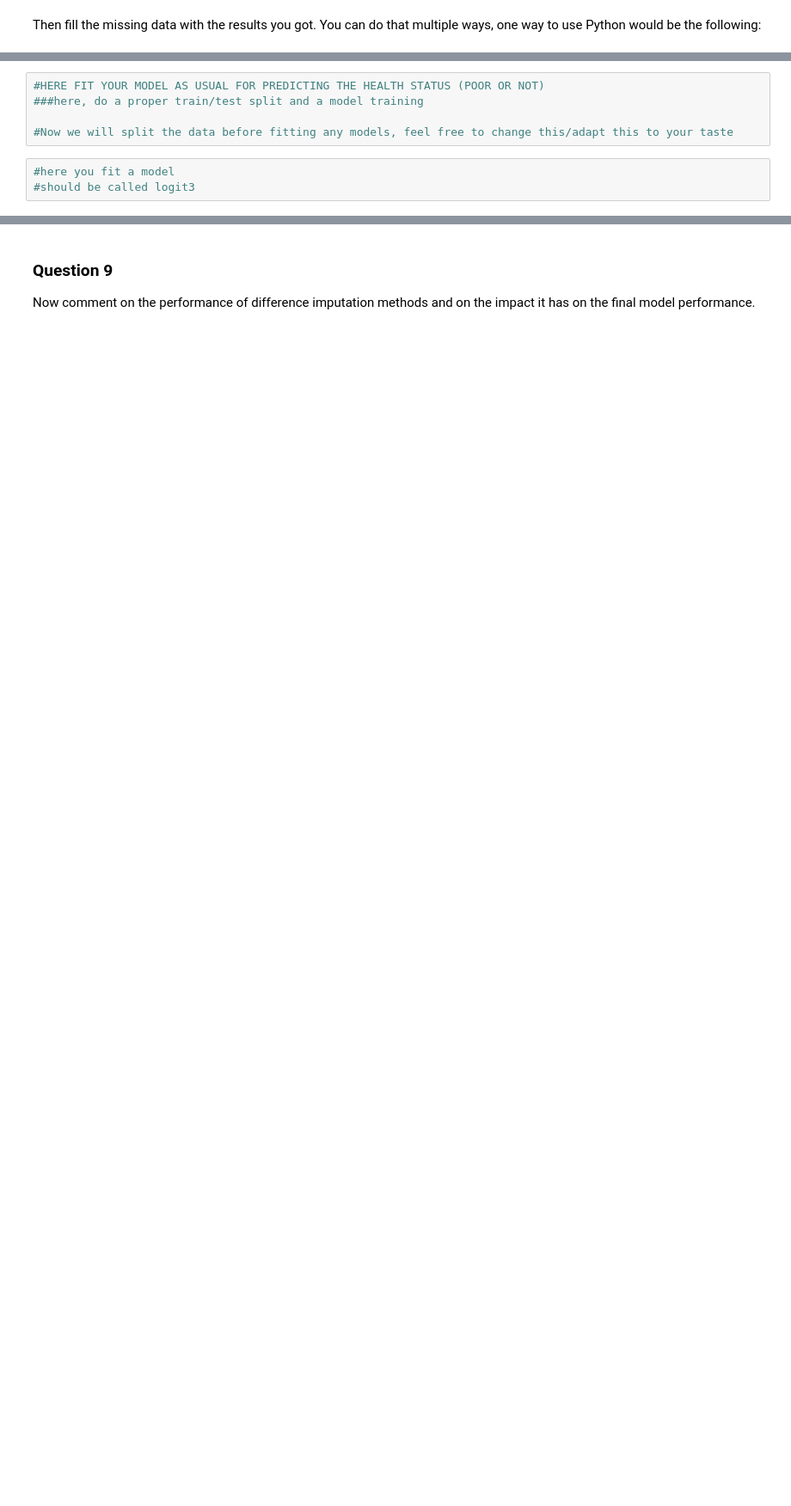
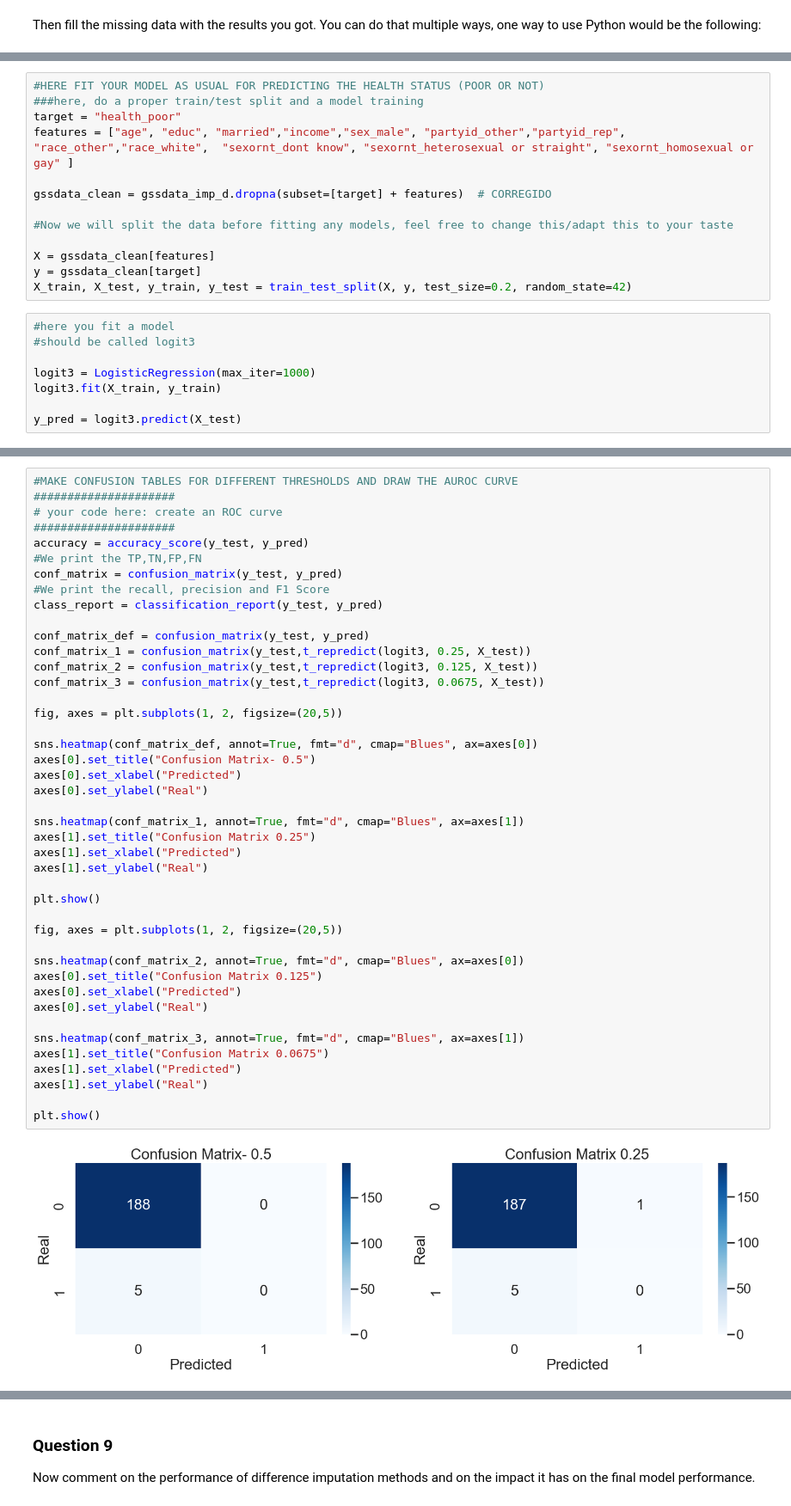
Before and after one commit to Ingridsm21/Data_Analysis, a Jupyter notebook: clinic3/clinic3_empty.ipynb, the cells around one changed output, grey strips where cells are left out. Shown at 86% size. Cells and saved outputs as stored; diff of their text form; blank space fills up the shorter version.

```diff
--- a/clinic3/clinic3_empty.ipynb
+++ b/clinic3/clinic3_empty.ipynb
@@ -689,8 +754,21 @@ gssdata_imp['income'].describe()
 # %%
 #HERE FIT YOUR MODEL AS USUAL FOR PREDICTING THE HEALTH STATUS (POOR OR NOT)
 ###here, do a proper train/test split and a model training
+target = "health_poor"
+features = ["age", "educ", "married","income","sex_male", "partyid_other","partyid_rep",  "race_other","race_white",  "sexornt_dont know", "sexornt_heterosexual or straight", "sexornt_homosexual or gay" ]
+
+gssdata_clean = gssdata_imp_d.dropna(subset=[target] + features)  # CORREGIDO
 
 #Now we will split the data before fitting any models, feel free to change this/adapt this to your taste
+
+X = gssdata_clean[features]
+y = gssdata_clean[target]
+X_train, X_test, y_train, y_test = train_test_split(X, y, test_size=0.2, random_state=42)
 # %%
 #here you fit a model
 #should be called logit3
+
+logit3 = LogisticRegression(max_iter=1000)
+logit3.fit(X_train, y_train)
+
+y_pred = logit3.predict(X_test)
@@ -706,0 +775,45 @@ plt.show()
+# %%
+#MAKE CONFUSION TABLES FOR DIFFERENT THRESHOLDS AND DRAW THE AUROC CURVE
+#####################
+# your code here: create an ROC curve
+#####################
+accuracy = accuracy_score(y_test, y_pred)
+#We print the TP,TN,FP,FN
+conf_matrix = confusion_matrix(y_test, y_pred)
+#We print the recall, precision and F1 Score
+class_report = classification_report(y_test, y_pred)
+
+conf_matrix_def = confusion_matrix(y_test, y_pred)
+conf_matrix_1 = confusion_matrix(y_test,t_repredict(logit3, 0.25, X_test))
+conf_matrix_2 = confusion_matrix(y_test,t_repredict(logit3, 0.125, X_test))
+conf_matrix_3 = confusion_matrix(y_test,t_repredict(logit3, 0.0675, X_test))
+
+fig, axes = plt.subplots(1, 2, figsize=(20,5))
+
+sns.heatmap(conf_matrix_def, annot=True, fmt="d", cmap="Blues", ax=axes[0])
+axes[0].set_title("Confusion Matrix- 0.5")
+axes[0].set_xlabel("Predicted")
+axes[0].set_ylabel("Real")
+
+sns.heatmap(conf_matrix_1, annot=True, fmt="d", cmap="Blues", ax=axes[1])
+axes[1].set_title("Confusion Matrix 0.25")
+axes[1].set_xlabel("Predicted")
+axes[1].set_ylabel("Real")
+
+plt.show()
+
+fig, axes = plt.subplots(1, 2, figsize=(20,5))
+
+sns.heatmap(conf_matrix_2, annot=True, fmt="d", cmap="Blues", ax=axes[0])
+axes[0].set_title("Confusion Matrix 0.125")
+axes[0].set_xlabel("Predicted")
+axes[0].set_ylabel("Real")
+
+sns.heatmap(conf_matrix_3, annot=True, fmt="d", cmap="Blues", ax=axes[1])
+axes[1].set_title("Confusion Matrix 0.0675")
+axes[1].set_xlabel("Predicted")
+axes[1].set_ylabel("Real")
+
+plt.show()
+# %% [output]
+[figure, added]
```
Also changed, not shown: parts of 23 cells of this notebook, 5 other files.
